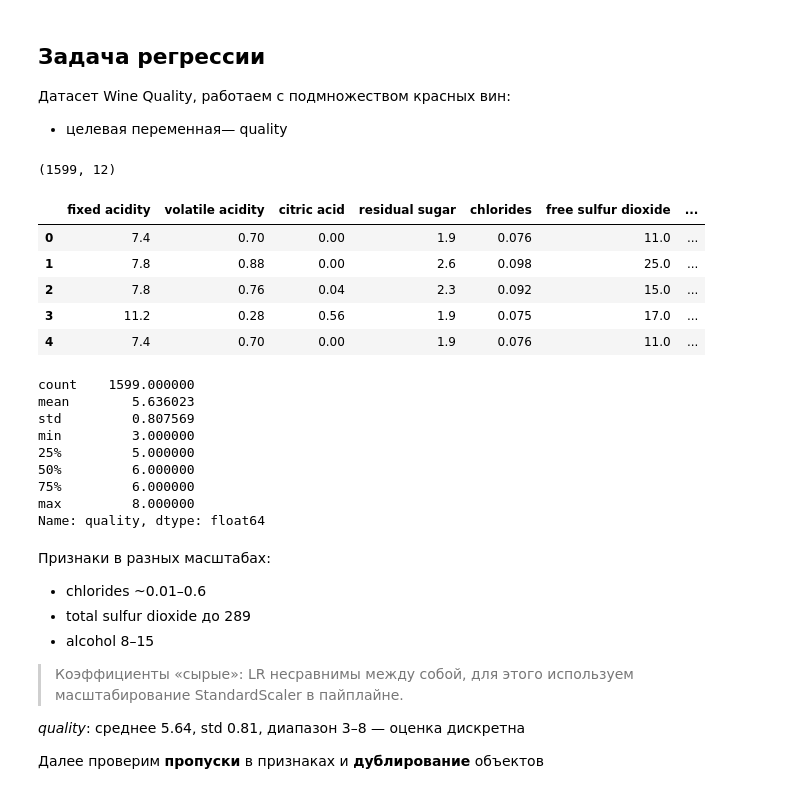
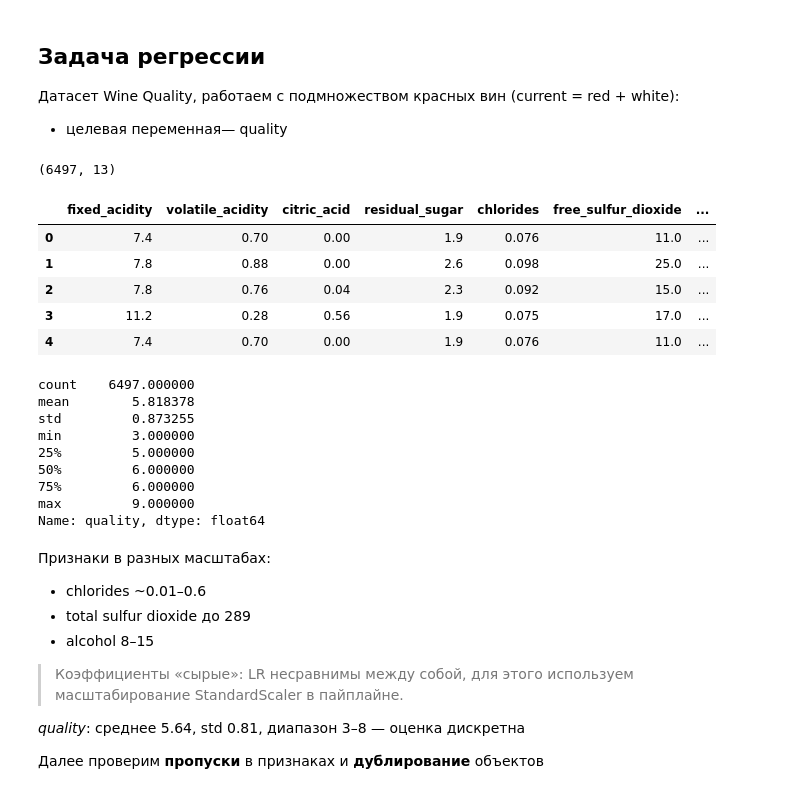
Before and after one commit to CerN04/ml_course_mai, a Jupyter notebook: regression/lab1_ml.ipynb, the cells around one changed output. Cells and saved outputs as stored; diff of their text form; code cells hidden in the pictures.

```diff
--- a/regression/lab1_ml.ipynb
+++ b/regression/lab1_ml.ipynb
@@ -1,46 +1,46 @@
 # %% [markdown]
 ## Задача регрессии
-Датасет Wine Quality, работаем с подмножеством красных вин:
+Датасет Wine Quality, работаем с подмножеством красных вин (current = red + white):
 - целевая переменная— quality
 # %%
 import matplotlib.pyplot as plt
 import seaborn as sns
 import pandas as pd
 import numpy as np
 
 %matplotlib inline
 sns.set_theme(style="darkgrid")
 
-# from ucimlrepo import fetch_ucirepo
+from ucimlrepo import fetch_ucirepo
 
-# wine_quality = fetch_ucirepo(id=186)
-# url = wine_quality.metadata.data_url
-# df = pd.read_csv(url, sep=",")
-# df['color'] = df['color'].map({'red': 0, 'white': 1})
+wine_quality = fetch_ucirepo(id=186)
+url = wine_quality.metadata.data_url
+df = pd.read_csv(url, sep=",")
+df['color'] = df['color'].map({'red': 0, 'white': 1})
 
-url = "wine_quality/winequality-red.csv"
-df = pd.read_csv(url, sep=";")
+# url = "wine_quality/winequality-red.csv"
+# df = pd.read_csv(url, sep=";")
 
 
 print(df.shape)
 display(df.head())
 display(df["quality"].describe())
 # %% [output]
-(1599, 12)
+(6497, 13)
-|  | fixed acidity | volatile acidity | citric acid | residual sugar | chlorides | free sulfur dioxide | ... |
+|  | fixed_acidity | volatile_acidity | citric_acid | residual_sugar | chlorides | free_sulfur_dioxide | ... |
 | 0 | 7.4 | 0.70 | 0.00 | 1.9 | 0.076 | 11.0 | ... |
 | 1 | 7.8 | 0.88 | 0.00 | 2.6 | 0.098 | 25.0 | ... |
 | 2 | 7.8 | 0.76 | 0.04 | 2.3 | 0.092 | 15.0 | ... |
 | 3 | 11.2 | 0.28 | 0.56 | 1.9 | 0.075 | 17.0 | ... |
 | 4 | 7.4 | 0.70 | 0.00 | 1.9 | 0.076 | 11.0 | ... |
-count    1599.000000
-mean        5.636023
-std         0.807569
+count    6497.000000
+mean        5.818378
+std         0.873255
 min         3.000000
 25%         5.000000
 50%         6.000000
 75%         6.000000
-max         8.000000
+max         9.000000
 Name: quality, dtype: float64
 # %% [markdown]
 Признаки в разных масштабах:
```
Also changed, not shown: parts of 9 cells of this notebook.
